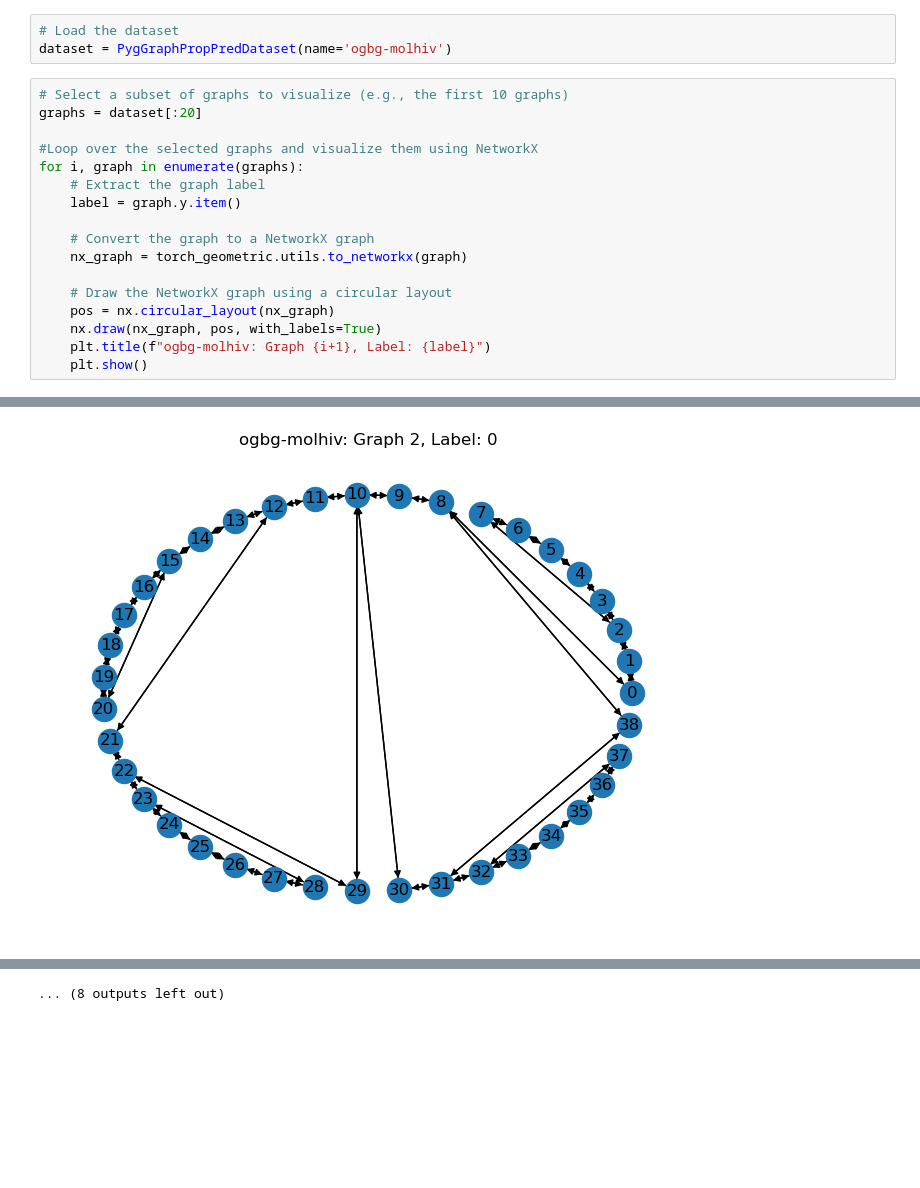
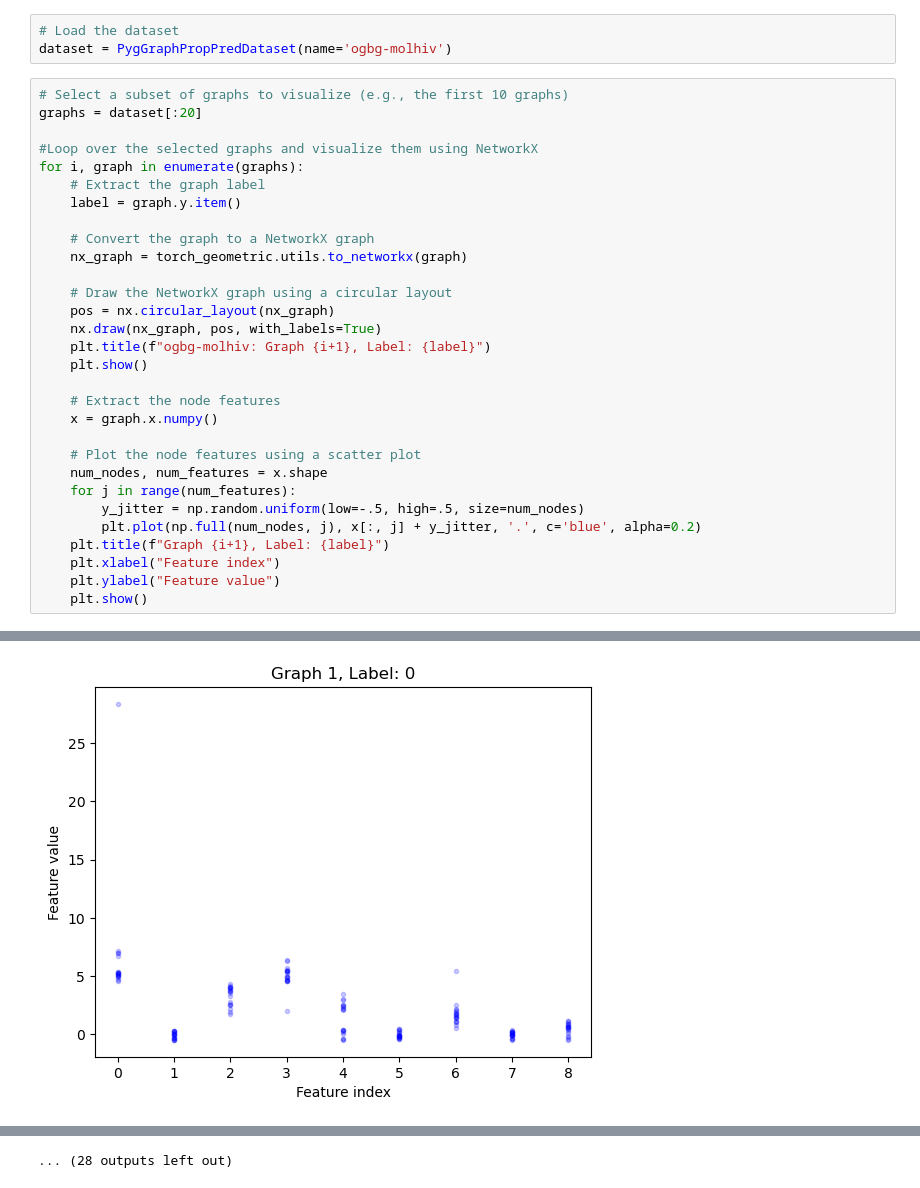
Before and after one commit to jkerney/cs224w_notes, a Jupyter notebook: tutorials/CS224W_Colab_2_visualise.ipynb, the cells around one changed output, grey strips where cells are left out. Cells and saved outputs as stored; diff of their text form; blank space fills up the shorter version.

Commit message:
added node feature visualisation

```diff
--- a/tutorials/CS224W_Colab_2_visualise.ipynb
+++ b/tutorials/CS224W_Colab_2_visualise.ipynb
@@ -11,20 +11,33 @@ dataset = PygGraphPropPredDataset(name='ogbg-molhiv')
 # %%
 # Select a subset of graphs to visualize (e.g., the first 10 graphs)
 graphs = dataset[:20]
 
 #Loop over the selected graphs and visualize them using NetworkX
 for i, graph in enumerate(graphs):
     # Extract the graph label
     label = graph.y.item()
 
     # Convert the graph to a NetworkX graph
     nx_graph = torch_geometric.utils.to_networkx(graph)
 
     # Draw the NetworkX graph using a circular layout
     pos = nx.circular_layout(nx_graph)
     nx.draw(nx_graph, pos, with_labels=True)
     plt.title(f"ogbg-molhiv: Graph {i+1}, Label: {label}")
     plt.show()
+
+    # Extract the node features
+    x = graph.x.numpy()
+
+    # Plot the node features using a scatter plot
+    num_nodes, num_features = x.shape
+    for j in range(num_features):
+        y_jitter = np.random.uniform(low=-.5, high=.5, size=num_nodes)
+        plt.plot(np.full(num_nodes, j), x[:, j] + y_jitter, '.', c='blue', alpha=0.2)
+    plt.title(f"Graph {i+1}, Label: {label}")
+    plt.xlabel("Feature index")
+    plt.ylabel("Feature value")
+    plt.show()
 # %% [output]
 [figure]
-[figure, old version]
+[figure, new version]
@@ -41 +54 @@ for i, graph in enumerate(graphs):
-... (8 outputs left out)
+... (28 outputs left out)
```
Also changed, not shown: parts of 1 cell of this notebook.
